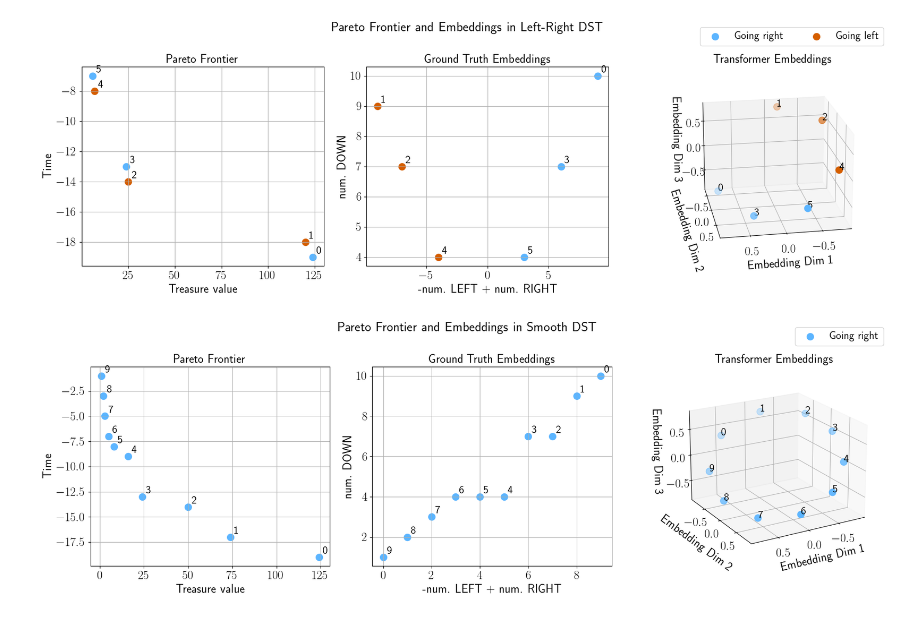
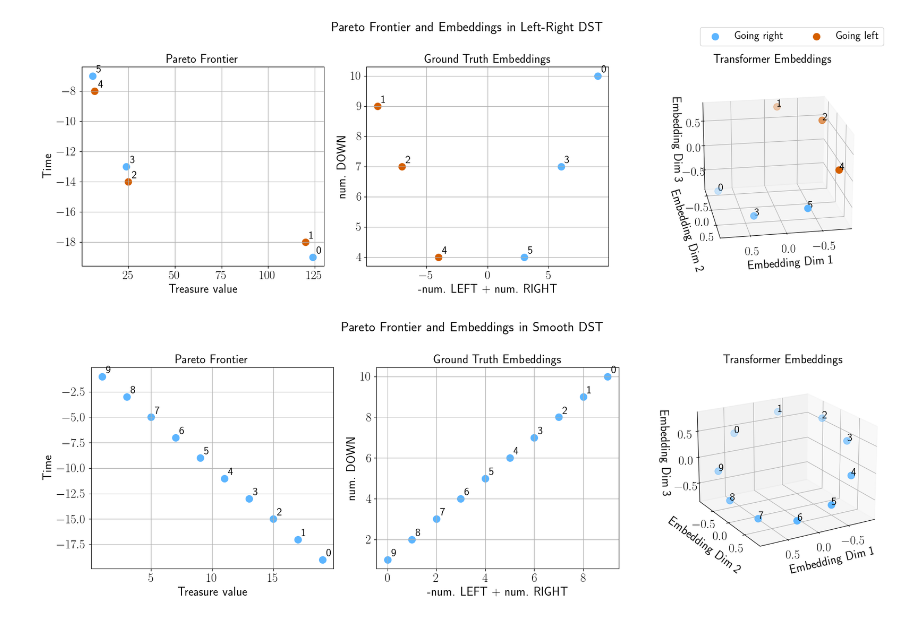
Before and after one commit to ffelten/Behavior-vs-Objective-Space, a Jupyter notebook: morl_behavior_objective/analysis/analysis.ipynb, the cells around one changed output. Drawn from its saved outputs; the diff is of its cells as text; code cells hidden in the pictures.

```diff
--- a/morl_behavior_objective/analysis/analysis.ipynb
+++ b/morl_behavior_objective/analysis/analysis.ipynb
@@ -432,48 +449,44 @@ fig.suptitle("Pareto Frontier and Embeddings in Smooth DST", fontsize=20)
 
 # 2D scatter for returns (use sorted version)
 ax2 = fig.add_subplot(131)
-ax2.scatter(sorted_pf_concave_gt[:,0], sorted_pf_concave_gt[:,1], c=colors[0], marker="o", s=100)
+ax2.scatter(sorted_pf_smooth_gt[:,0], sorted_pf_smooth_gt[:,1], c=colors[0], marker="o", s=100)
 ax2.set_title("Pareto Frontier")
 ax2.set_xlabel("Treasure value")
 ax2.grid(True)
 ax2.set_ylabel("Time")
 # Add numbered labels
-for i in range(len(sorted_pf_concave_gt)):
-    ax2.annotate(str(i), (sorted_pf_concave_gt[i,0], sorted_pf_concave_gt[i,1]), xytext=(5, 5), textcoords="offset points", fontsize=16)
+for i in range(len(sorted_pf_smooth_gt)):
+    ax2.annotate(str(i), (sorted_pf_smooth_gt[i,0], sorted_pf_smooth_gt[i,1]), xytext=(5, 5), textcoords="offset points", fontsize=16)
 
 # 2D scatter for ground truth embeddings (use sorted version)
 ax3 = fig.add_subplot(132)
-ax3.scatter(sorted_emb_concave_gt[:,0], sorted_emb_concave_gt[:,1],
+ax3.scatter(sorted_emb_smooth_gt[:,0], sorted_emb_smooth_gt[:,1],
             c=colors[0], marker="o", s=100)
 ax3.set_title("Ground Truth Embeddings")
 ax3.set_xlabel("-num. LEFT + num. RIGHT")
 ax3.set_ylabel("num. DOWN")
 ax3.grid(True)
 # Add numbered labels
-for i in range(len(sorted_emb_concave_gt)):
-    ax3.annotate(str(i), (sorted_emb_concave_gt[i,0], sorted_emb_concave_gt[i,1]), xytext=(5, 5), textcoords="offset points", fontsize=16)
+for i in range(len(sorted_emb_smooth_gt)):
+    ax3.annotate(str(i), (sorted_emb_smooth_gt[i,0], sorted_emb_smooth_gt[i,1]), xytext=(5, 5), textcoords="offset points", fontsize=16)
 
 # 3D scatter for transformer embeddings (use sorted version)
 ax1 = fig.add_subplot(133, projection="3d")
-ax1.scatter(sorted_emb_concave_t[:,0], sorted_emb_concave_t[:,1], sorted_emb_concave_t[:,2],
+ax1.scatter(sorted_emb_smooth_t[:,0], sorted_emb_smooth_t[:,1], sorted_emb_smooth_t[:,2],
             c=colors[0], marker="o", s=100)
 ax1.set_title("Transformer Embeddings")
 ax1.set_xlabel("Embedding Dim 1", labelpad=10)
 ax1.set_ylabel("Embedding Dim 2", labelpad=10)
 ax1.set_zlabel("Embedding Dim 3", labelpad=10)
 ax1.grid(True)
 # change view
 ax1.view_init(elev=20, azim=60)
 # Add numbered labels
-for i in range(len(sorted_emb_concave_t)):
-    ax1.text(sorted_emb_concave_t[i,0], sorted_emb_concave_t[i,1], sorted_emb_concave_t[i,2], str(i), fontsize=16)
-
-# Create a single legend for the entire figure
-handles, labels = ax2.get_legend_handles_labels()
-fig.legend(handles, labels, loc="upper right", bbox_to_anchor=(0.98, 0.98), ncol=2)
+for i in range(len(sorted_emb_smooth_t)):
+    ax1.text(sorted_emb_smooth_t[i,0], sorted_emb_smooth_t[i,1], sorted_emb_smooth_t[i,2], str(i), fontsize=16)
 
 plt.tight_layout()
-plt.savefig("pareto_front_embeddings_concave.pdf")
+plt.savefig("pareto_front_embeddings_smooth.pdf")
 plt.show()
 # %% [output]
-[figure, old version]
+[figure, new version]
```
Also changed, not shown: parts of 4 cells of this notebook, 1 other file.
